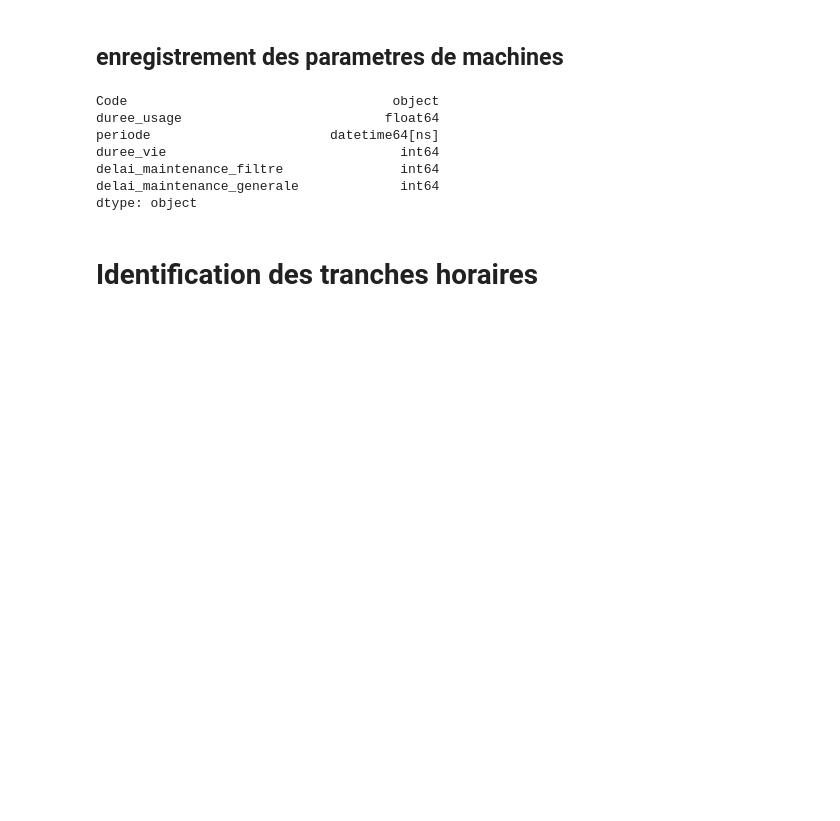
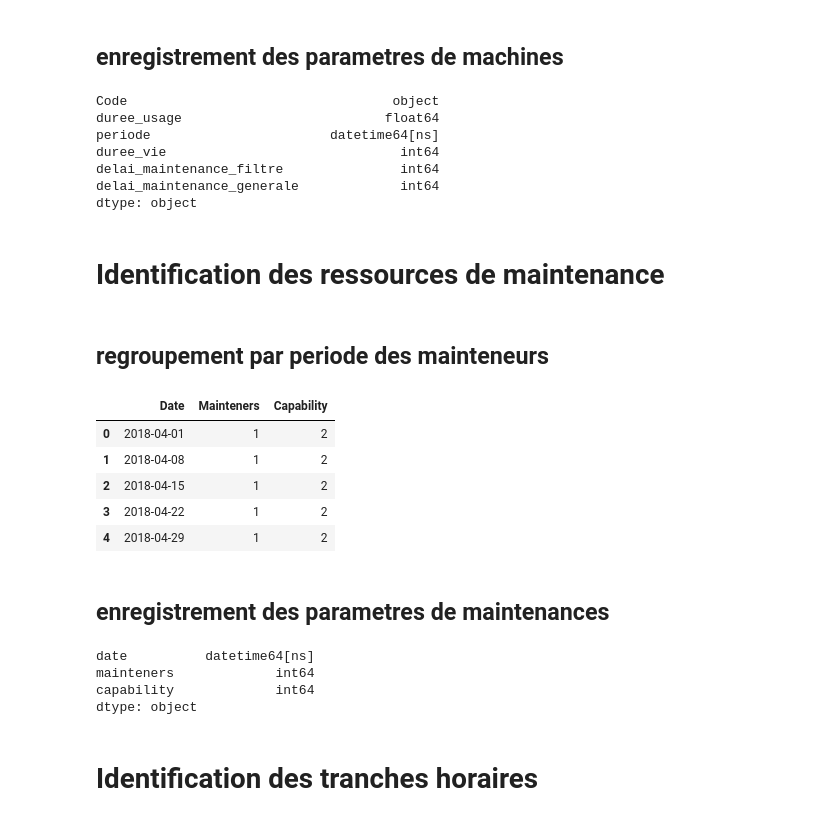
Before and after one commit to MalcomChumchouaPenda/rcemp-dial, a Jupyter notebook: notebooks/benchmarking_HGD.ipynb, the cells around one changed output. Cells and saved outputs as stored; diff of their text form; code cells hidden in the pictures; blank space fills up the shorter version.

Commit message:
Use maintenance parameters

```diff
--- a/notebooks/benchmarking_HGD.ipynb
+++ b/notebooks/benchmarking_HGD.ipynb
@@ -507,3 +507,20 @@ duree_vie                              int64
 delai_maintenance_filtre               int64
 delai_maintenance_generale             int64
 dtype: object
+# %% [markdown]
+# Identification des ressources de maintenance
+# %% [markdown]
+## regroupement par periode des mainteneurs
+# %%
+nb_mainteners = int(alpha_2/2)
+maintenances = pd.DataFrame(nb_mainteners, columns=['Mainteners'], index=cumul_seance.index)
+maintenances['Capability'] = 2
+maintenances.reset_index(inplace=True)
+maintenances.head()
+# %% [output]
+|  | Date | Mainteners | Capability |
+| 0 | 2018-04-01 | 1 | 2 |
+| 1 | 2018-04-08 | 1 | 2 |
+| 2 | 2018-04-15 | 1 | 2 |
+| 3 | 2018-04-22 | 1 | 2 |
+| 4 | 2018-04-29 | 1 | 2 |
@@ -509,0 +530,2 @@ dtype: object
+# %% [markdown]
+## enregistrement des parametres de maintenances
@@ -510,3 +535,10 @@ dtype: object
+# %%
+selection.dtypes
+# %% [output]
+date          datetime64[ns]
+mainteners             int64
+capability             int64
+dtype: object
 # %% [markdown]
 # Identification des tranches horaires
 # %%
```
Also changed, not shown: parts of 5 cells of this notebook, 7 other files.
